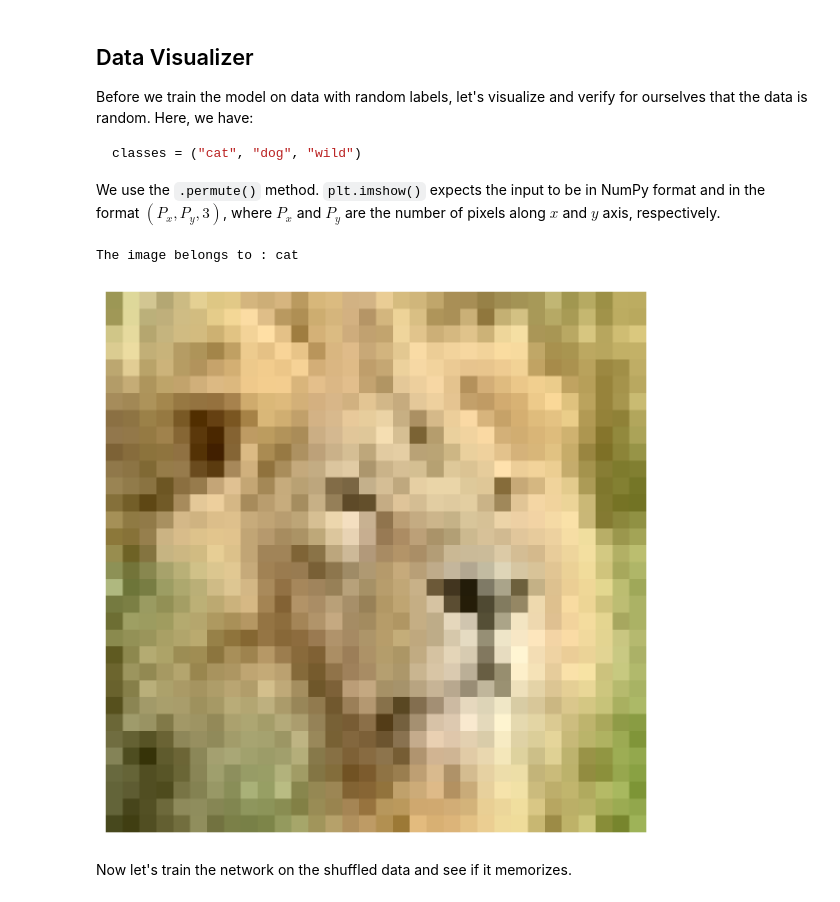
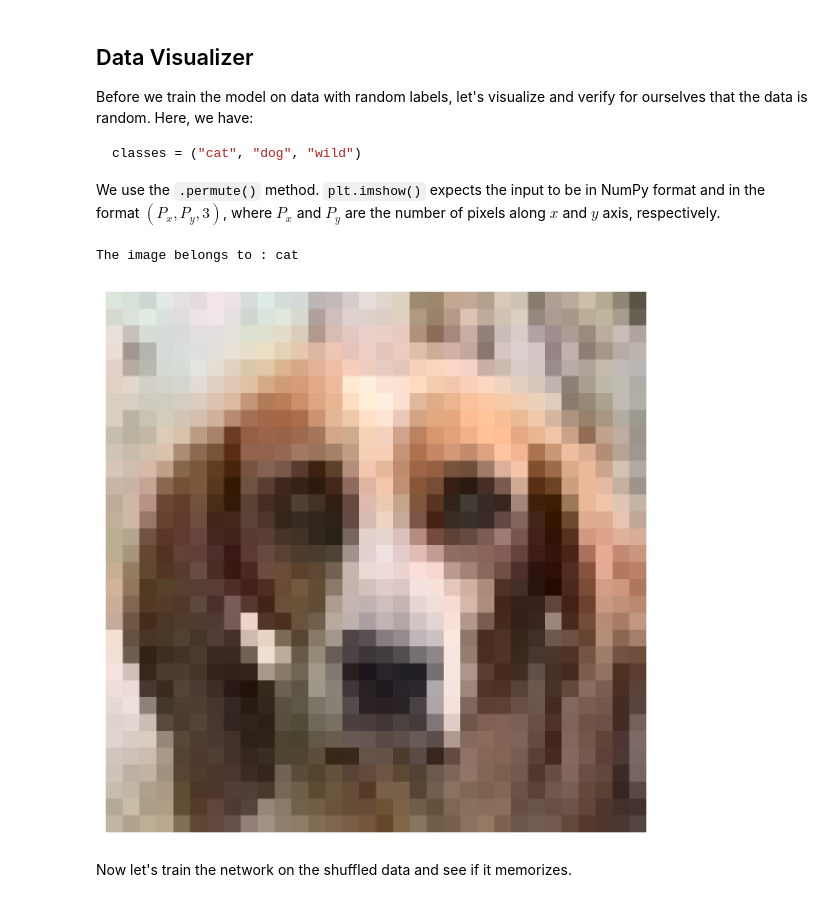
Before and after one commit to Luozeyuisthebest/course-content-dl, a Jupyter notebook: tutorials/W2D1_Regularization/student/W2D1_Tutorial1.ipynb, the cells around one changed output. Cells and saved outputs as stored; diff of their text form; code cells hidden in the pictures.

```diff
--- a/tutorials/W2D1_Regularization/student/W2D1_Tutorial1.ipynb
+++ b/tutorials/W2D1_Regularization/student/W2D1_Tutorial1.ipynb
@@ -1278,35 +1273,35 @@ def visualize_data(dataloader):
   Returns:
     Nothing
   """
 
   for idx, (data, label) in enumerate(dataloader):
     plt.figure(idx)
 
     # Choose the datapoint you would like to visualize
-    index = 22
+    index = 8
 
     # Choose that datapoint using index and permute the dimensions
     # and bring the pixel values between [0, 1]
     data = data[index].permute(1, 2, 0) * \
            torch.tensor([0.5, 0.5, 0.5]) + \
            torch.tensor([0.5, 0.5, 0.5])
 
     # Convert the torch tensor into numpy
     data = data.numpy()
 
     plt.imshow(data)
     plt.axis(False)
     image_class = classes[label[index].item()]
     print(f'The image belongs to : {image_class}')
 
   plt.show()
 
 
 # Call the function
 visualize_data(rand_train_loader)
 # %% [output]
 The image belongs to : cat
-[figure, old version]
+[figure, new version]
 # %% [markdown]
  Now let's train the network on the shuffled data and see if it memorizes.
 # %%
```
Also changed, not shown: parts of 9 cells of this notebook.
